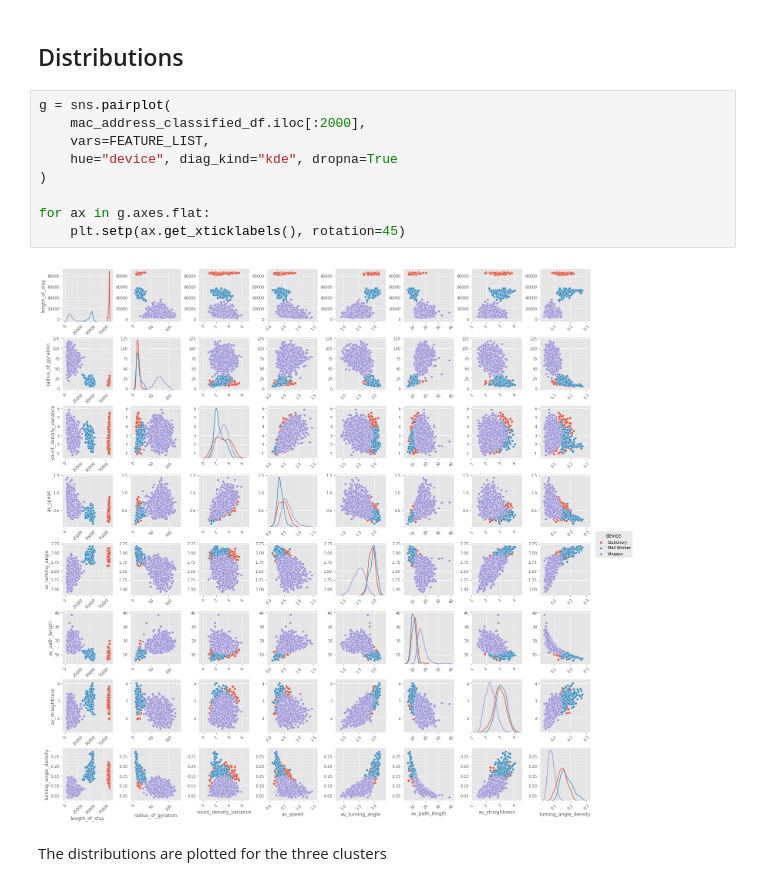
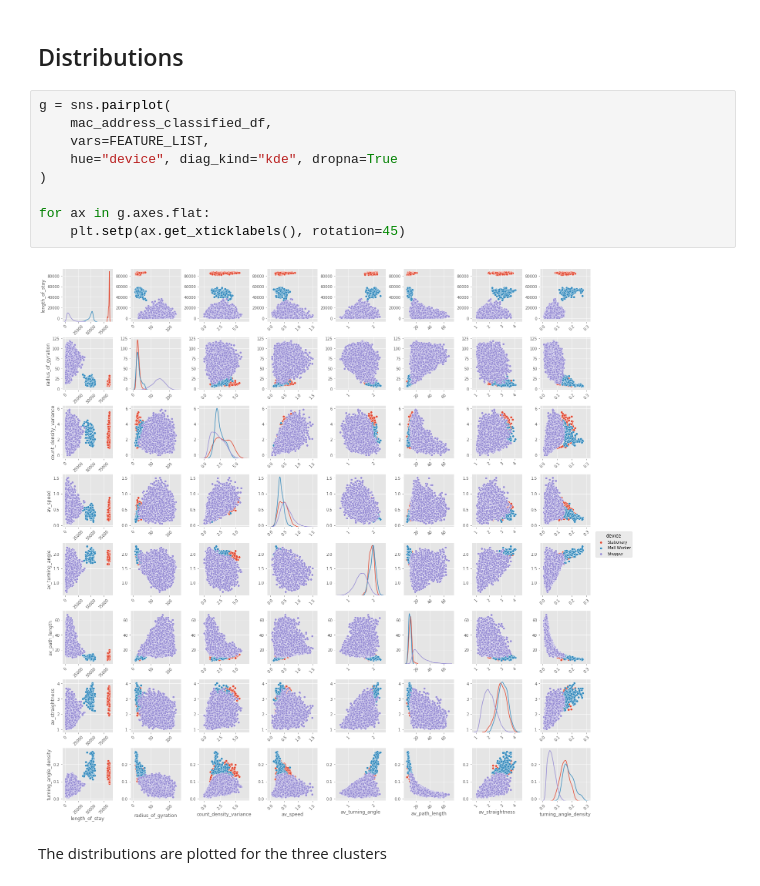
Before and after one commit to Beaulieu318/msci-complexity-project, a Jupyter notebook: msci/cleaning/notebooks/dbscan_clustering_analysis.ipynb, the cells around one changed output. Drawn from its saved outputs; the diff is of its cells as text.

```diff
--- a/msci/cleaning/notebooks/dbscan_clustering_analysis.ipynb
+++ b/msci/cleaning/notebooks/dbscan_clustering_analysis.ipynb
@@ -167,15 +167,15 @@ Name: device, dtype: int64
 ## Distributions
 # %%
 g = sns.pairplot(
-    mac_address_classified_df.iloc[:2000],
+    mac_address_classified_df,
     vars=FEATURE_LIST,
     hue="device", diag_kind="kde", dropna=True
 )
 
 for ax in g.axes.flat:
     plt.setp(ax.get_xticklabels(), rotation=45)
 # %% [output]
-[figure, old version]
+[figure, new version]
 # %% [markdown]
 The distributions are plotted for the three clusters
 # %%
```
Also changed, not shown: parts of 2 cells of this notebook, 6 other files.
